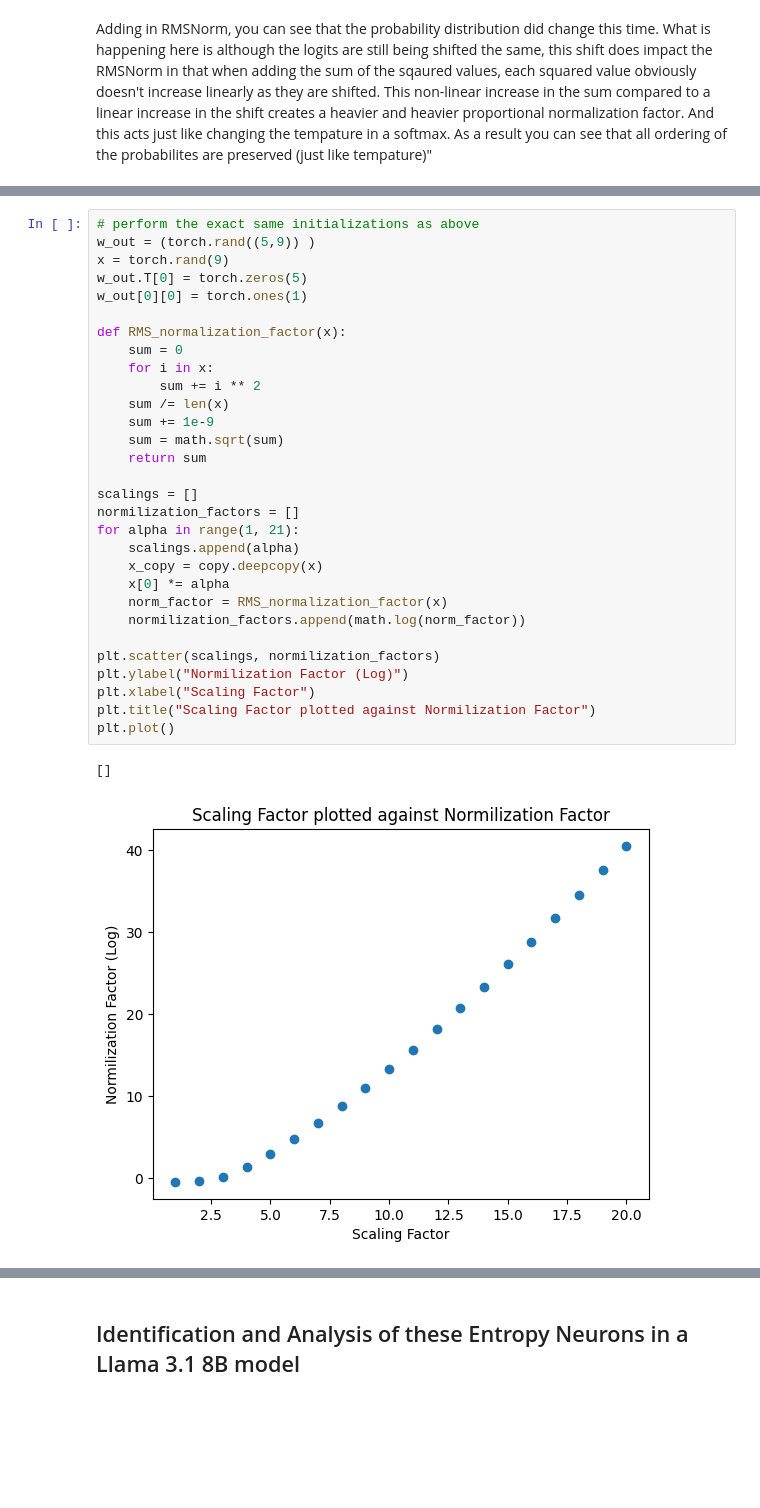
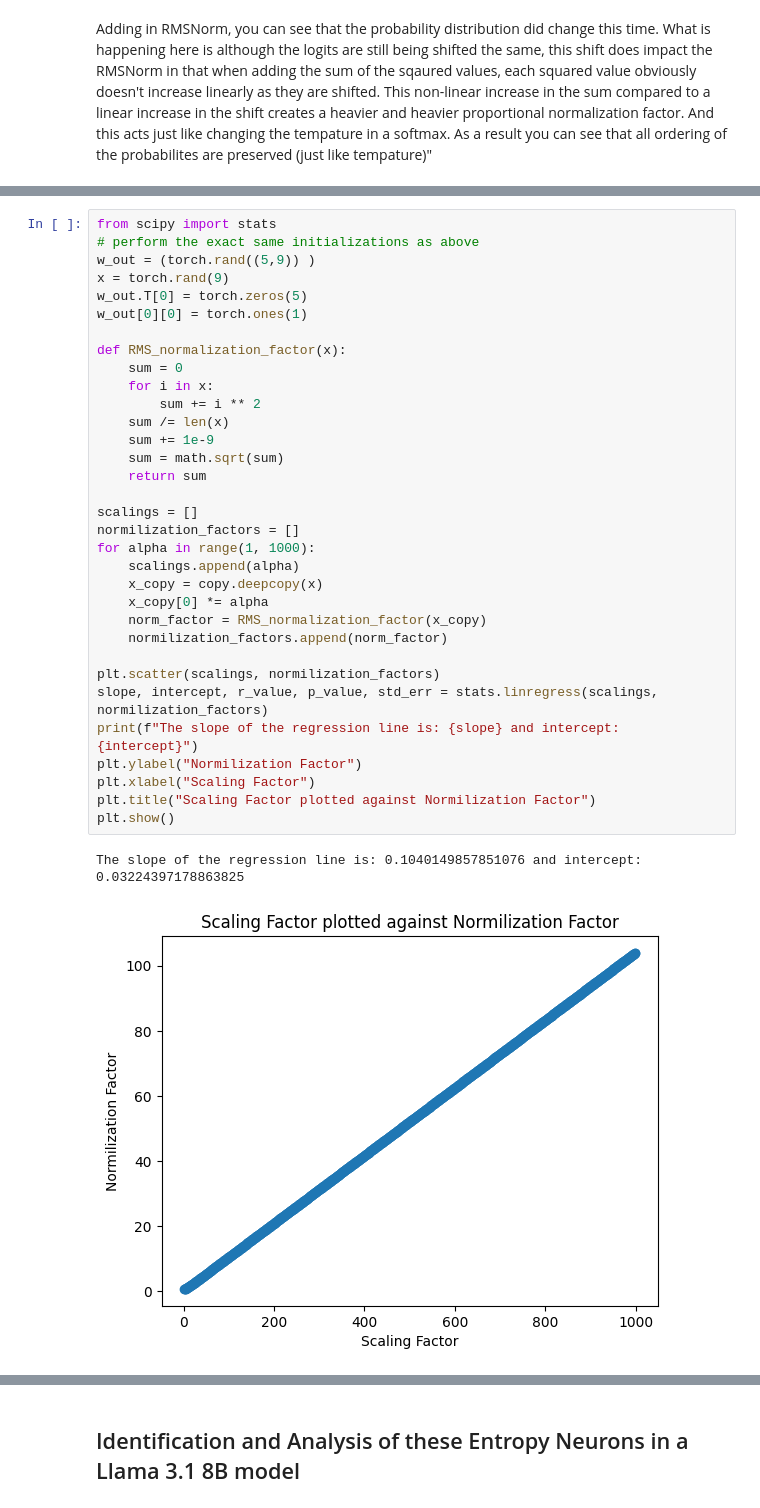
Before and after one commit to TroyDanielsProjects/Uncertainty-Aware-Error-Detection-and-Recovery, a Jupyter notebook: entropy_neurons.ipynb, the cells around one changed output, grey strips where cells are left out. Cells and saved outputs as stored; diff of their text form; blank space fills up the shorter version.

```diff
--- a/entropy_neurons.ipynb
+++ b/entropy_neurons.ipynb
@@ -221,34 +221,37 @@ To show the relationship of scaling the activation linearly to the exponential i
 # %%
+from scipy import stats
 # perform the exact same initializations as above
 w_out = (torch.rand((5,9)) )
 x = torch.rand(9)
 w_out.T[0] = torch.zeros(5)
 w_out[0][0] = torch.ones(1)
 
 def RMS_normalization_factor(x):
     sum = 0
     for i in x:
         sum += i ** 2
     sum /= len(x)
     sum += 1e-9
     sum = math.sqrt(sum)
     return sum
 
 scalings = []
 normilization_factors = []
-for alpha in range(1, 21):
+for alpha in range(1, 1000):
     scalings.append(alpha)
     x_copy = copy.deepcopy(x)
-    x[0] *= alpha
-    norm_factor = RMS_normalization_factor(x)
-    normilization_factors.append(math.log(norm_factor))
+    x_copy[0] *= alpha
+    norm_factor = RMS_normalization_factor(x_copy)
+    normilization_factors.append(norm_factor)
 
 plt.scatter(scalings, normilization_factors)
-plt.ylabel("Normilization Factor (Log)")
+slope, intercept, r_value, p_value, std_err = stats.linregress(scalings, normilization_factors)
+print(f"The slope of the regression line is: {slope} and intercept: {intercept}")
+plt.ylabel("Normilization Factor")
 plt.xlabel("Scaling Factor")
 plt.title("Scaling Factor plotted against Normilization Factor")
-plt.plot()
+plt.show()
 # %% [output]
-[]
+The slope of the regression line is: 0.1040149857851076 and intercept: 0.03224397178863825
-[figure, old version]
+[figure, new version]
 # %% [markdown]
```
Also changed, not shown: parts of 42 cells of this notebook.
